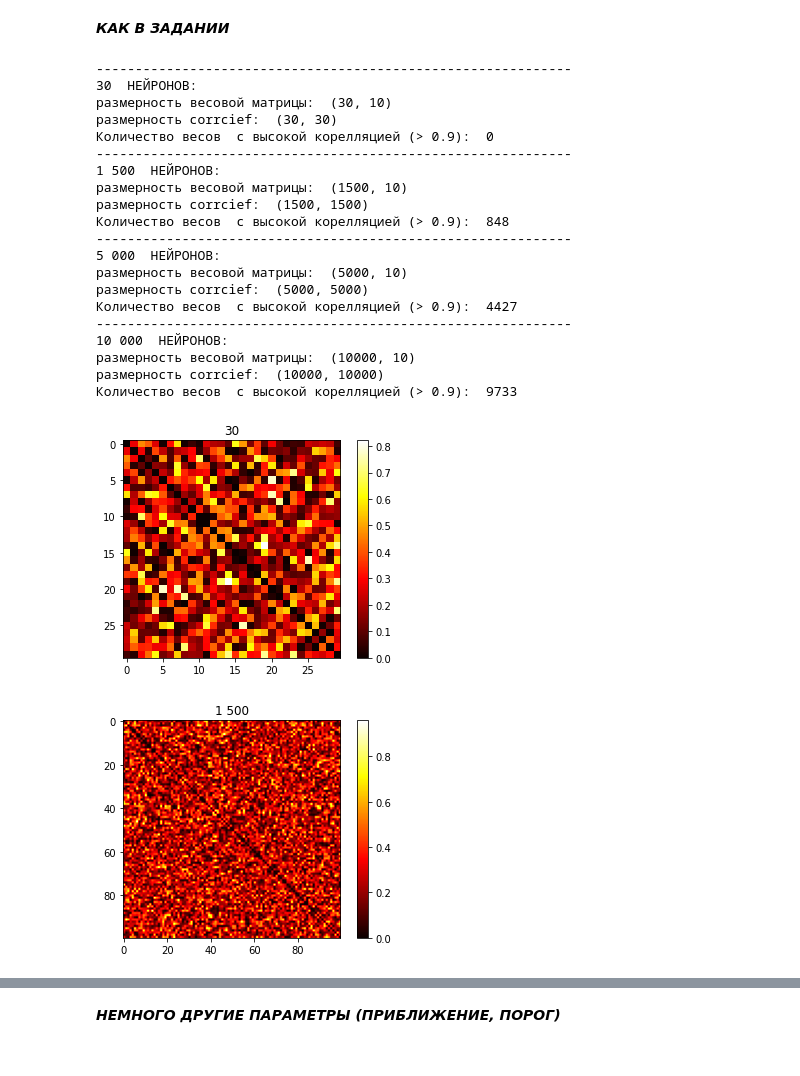
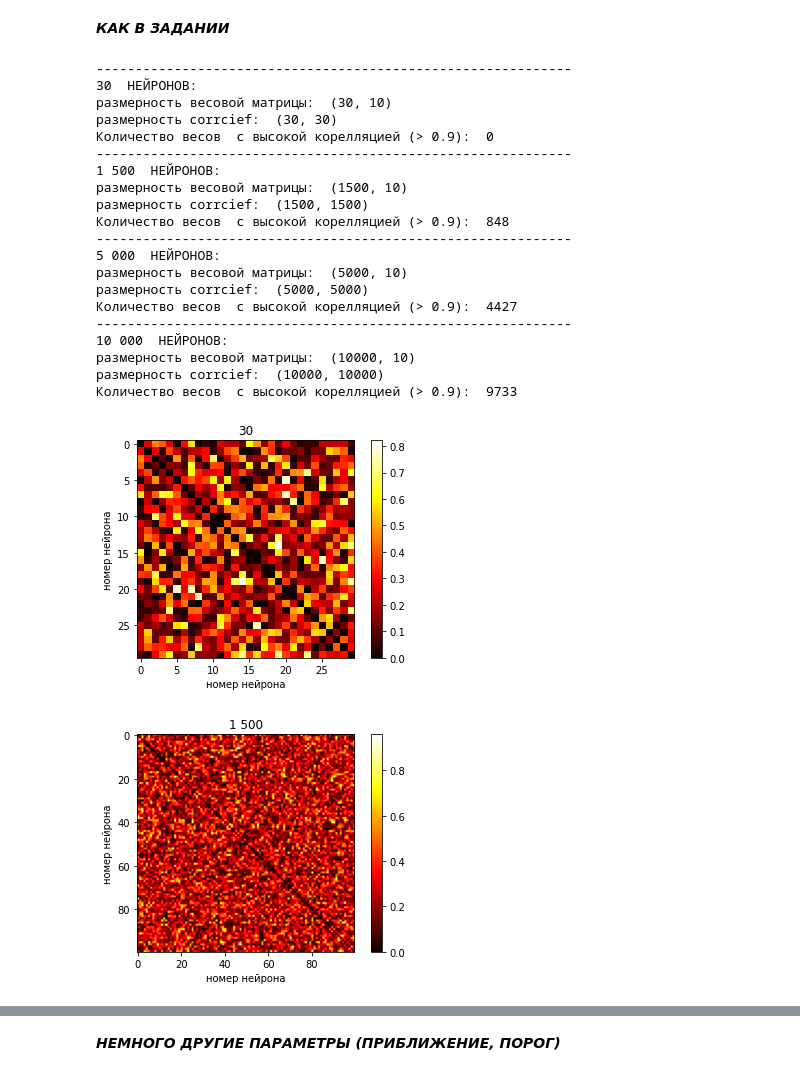
Before and after one commit to helenross636/magic_season, a Jupyter notebook: #Task14.ipynb, the cells around one changed output, grey strips where cells are left out. Saved outputs shown, nothing was run; the diff lists cells and outputs as text; code cells hidden in the pictures.

```diff
--- a/#Task14.ipynb
+++ b/#Task14.ipynb
@@ -59,32 +59,34 @@ for k in range(4):
   np.fill_diagonal(am, 0)
   print('размерность corrcief: ', am.shape)
   plt.figure()
   plt.title(text[k])
   plt.imshow(am[:100, :100], cmap='hot')
   plt.colorbar()
+  plt.xlabel('номер нейрона')
+  plt.ylabel('номер нейрона')
 
   nn = [i for i, a in enumerate(am) if np.sum(a > 0.9) != 0]
   print('Количество весов  с высокой корелляцией (> 0.9): ',len(nn))
 # %% [output]
 -------------------------------------------------------------
 30  НЕЙРОНОВ:
 размерность весовой матрицы:  (30, 10)
 размерность corrcief:  (30, 30)
 Количество весов  с высокой корелляцией (> 0.9):  0
 -------------------------------------------------------------
 1 500  НЕЙРОНОВ:
 размерность весовой матрицы:  (1500, 10)
 размерность corrcief:  (1500, 1500)
 Количество весов  с высокой корелляцией (> 0.9):  848
 -------------------------------------------------------------
 5 000  НЕЙРОНОВ:
 размерность весовой матрицы:  (5000, 10)
 размерность corrcief:  (5000, 5000)
 Количество весов  с высокой корелляцией (> 0.9):  4427
 -------------------------------------------------------------
 10 000  НЕЙРОНОВ:
 размерность весовой матрицы:  (10000, 10)
 размерность corrcief:  (10000, 10000)
 Количество весов  с высокой корелляцией (> 0.9):  9733
-[figure, old version]
+[figure, new version]
-[figure, old version]
+[figure, new version]
```
Also changed, not shown: parts of 2 cells of this notebook.
